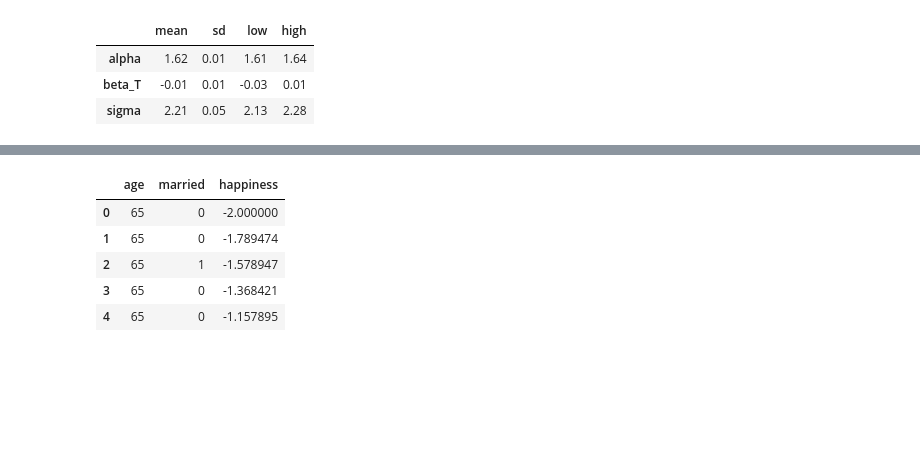
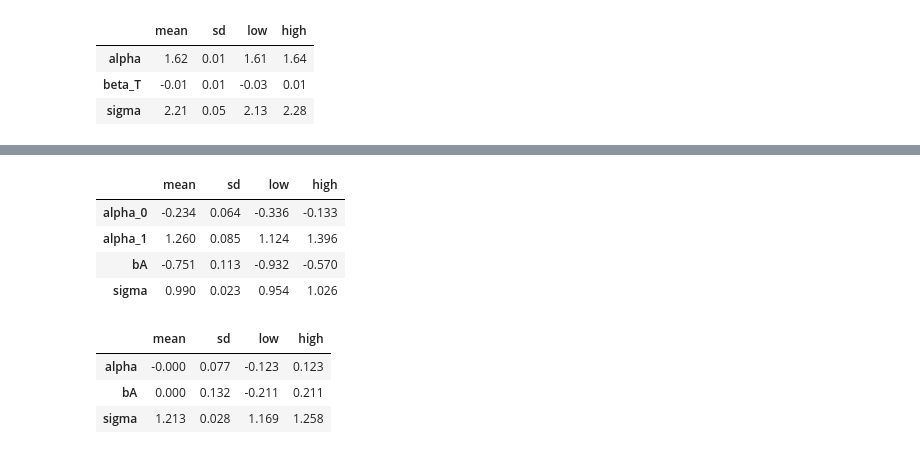
Before and after one commit to sushmit86/Statiistical_rethinking_jax, a Jupyter notebook: sushmit_06__Haunted_DAG__and_The_Causal_Terror.ipynb, the cells around one changed output, grey strips where cells are left out. Cells and saved outputs as stored; diff of their text form; code cells hidden in the pictures; blank space fills up the shorter version.

```diff
--- a/sushmit_06__Haunted_DAG__and_The_Causal_Terror.ipynb
+++ b/sushmit_06__Haunted_DAG__and_The_Causal_Terror.ipynb
@@ -3200,12 +3208,72 @@ age,married,happiness
-# %%
-d.head()
-# %% [output]
-|  | age | married | happiness |
-| 0 | 65 | 0 | -2.000000 |
-| 1 | 65 | 0 | -1.789474 |
-| 2 | 65 | 1 | -1.578947 |
-| 3 | 65 | 0 | -1.368421 |
-| 4 | 65 | 0 | -1.157895 |
 # %%
+#@title 6.22
 d2 = d[d.age > 17].copy()
 d2['A'] = (d2.age - 18)/(65 - 18)
+married_arr = jnp.array(d2.married)
+age_arr = jnp.array(d2.A)
+happiness_arr = jnp.array(d2.happiness)
+# %%
+#@title 6.23
+model6_9 = tfd.JointDistributionNamedAutoBatched(OrderedDict(
+    alpha = tfd.Sample(tfd.Normal(loc = 0.0,scale = 1.0),sample_shape = 2),
+    bA = tfd.Normal(loc= 0, scale=2.0),
+    sigma = tfd.Exponential(rate = 1.0),
+    mu = lambda alpha,bA : tfd.Deterministic(jnp.take(alpha,married_arr) + bA*age_arr),
+    happiness = lambda mu,sigma: tfd.Normal(loc=mu,scale=sigma)
+)
+)
+def nll6_9(parameters):
+  samples = model6_9.sample(
+      happiness = happiness_arr,
+      alpha = parameters[0:2],
+      bA = parameters[2],
+      sigma = parameters[3],
+      seed = jax.random.PRNGKey(42))
+  return -1* model6_9.log_prob(samples)
+optimize_fn = ScipyMinimize(fun= nll6_9,method = 'L-BFGS-B')
+alpha_start = model6_9.parameters['model']['alpha'].mean()
+bA_start = model6_9.parameters['model']['bA'].mean()
+sigma_start = model6_9.parameters['model']['sigma'].mean()
+
+init_params = jnp.concatenate([alpha_start, jnp.array([bA_start]), jnp.array([sigma_start])])
+results_m6_9 = optimize_fn.run(init_params=init_params)
+df_result_m6_9,cov_matrix_m6_9,df_post_samples_m_6_9 = marginal_test_results(
+    model =model6_9,results=results_m6_9,nll=nll6_9,credib_interval=0.89)
+df_result_m6_9.round(3)
+# %% [output]
+|  | mean | sd | low | high |
+| alpha_0 | -0.234 | 0.064 | -0.336 | -0.133 |
+| alpha_1 | 1.260 | 0.085 | 1.124 | 1.396 |
+| bA | -0.751 | 0.113 | -0.932 | -0.570 |
+| sigma | 0.990 | 0.023 | 0.954 | 1.026 |
+# %%
+#@title 6.24
+model6_10 = tfd.JointDistributionNamedAutoBatched(OrderedDict(
+    alpha = tfd.Normal(loc = 0.0, scale = 1.0),
+    bA = tfd.Normal(loc = 0.0, scale = 2.0),
+    sigma = tfd.Exponential(rate = 1.0),
+    mu = lambda alpha,bA : tfd.Deterministic(alpha + bA*age_arr),
+    happiness = lambda mu,sigma: tfd.Normal(loc=mu,scale=sigma)
+)
+)
+def nll6_10(parameters):
+  samples = model6_10.sample(
+      happiness = happiness_arr,
+      alpha = parameters[0],
+      bA = parameters[1],
+      sigma = parameters[2],
+      seed = jax.random.PRNGKey(42))
+  return -1* model6_10.log_prob(samples)
+optimize_fn = ScipyMinimize(fun= nll6_10,method = 'L-BFGS-B')
+alpha_start = model6_10.parameters['model']['alpha'].mean()
+bA_start = model6_10.parameters['model']['bA'].mean()
+sigma_start = model6_10.parameters['model']['sigma'].mean()
+results_m6_10 = optimize_fn.run(init_params=jnp.array([alpha_start,bA_start,sigma_start]))
+df_result_m6_10,cov_matrix_m6_10,df_post_samples_m_6_10 = marginal_test_results(
+    model =model6_10,results=results_m6_10,nll=nll6_10,credib_interval=0.89)
+df_result_m6_10.round(3)
+# %% [output]
+|  | mean | sd | low | high |
+| alpha | -0.000 | 0.077 | -0.123 | 0.123 |
+| bA | 0.000 | 0.132 | -0.211 | 0.211 |
+| sigma | 1.213 | 0.028 | 1.169 | 1.258 |
```
Also changed, not shown: parts of 1 cell of this notebook.
